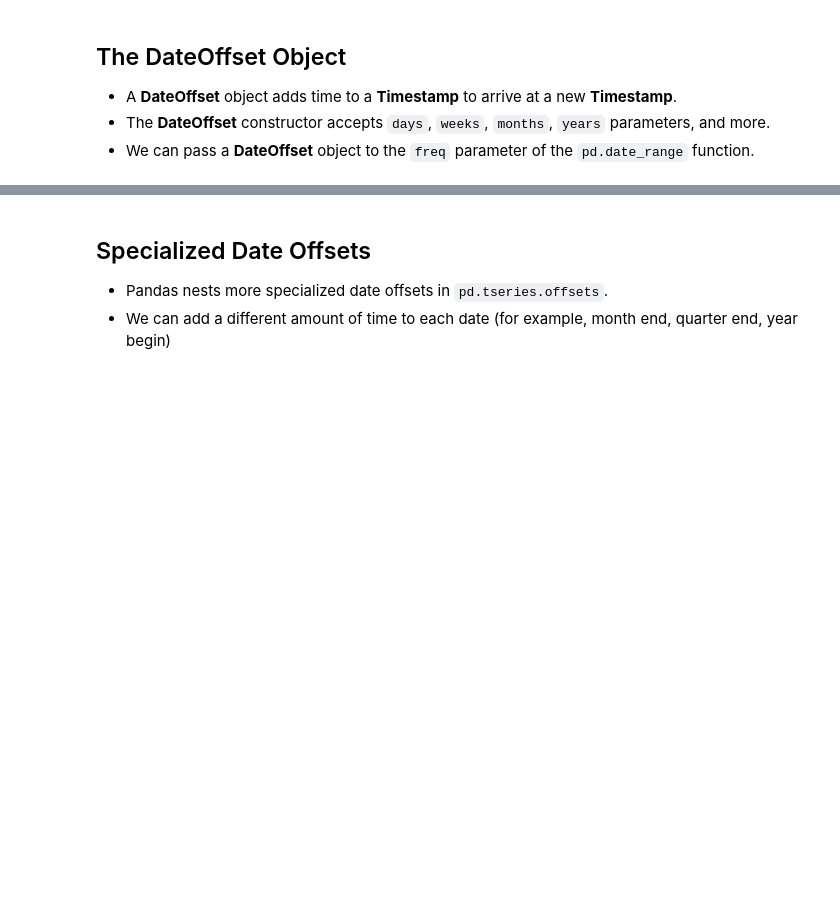
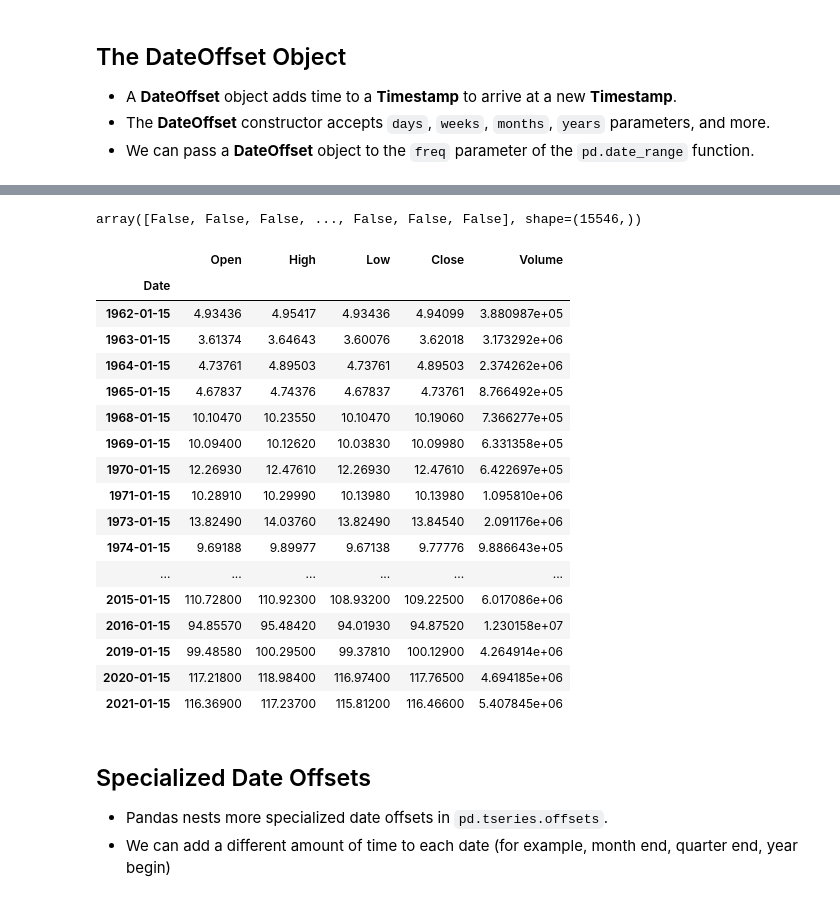
Before and after one commit to abhijeet-bhambere/pashkavers-pandas-trail, a Jupyter notebook: 11 - Working with Dates and Times.ipynb, the cells around one changed output, grey strips where cells are left out. Drawn from its saved outputs; the diff is of its cells as text; code cells hidden in the pictures; blank space fills up the shorter version.

Commit message:
DateTime objects - Day2

```diff
--- a/11 - Working with Dates and Times.ipynb
+++ b/11 - Working with Dates and Times.ipynb
@@ -167,3 +241,6 @@ DatetimeIndex(['2024-12-08', '2024-12-09', '2024-12-10', '2024-12-11',
 - The `iloc` accessor is available for index position-based extraction.
 - The `loc` accessor accepts strings or **Timestamps** to extract by index label/value. Note that Python's `datetime` objects will not work.
 - Use list slicing to extract a sequence of dates. The `truncate` method is another alternative.
+# %%
+stocks = pd.read_csv("ibm.csv",parse_dates=["Date"],index_col=["Date"]).sort_index()
+stocks.head(3)
@@ -174,0 +380,4 @@ DatetimeIndex(['2024-12-08', '2024-12-09', '2024-12-10', '2024-12-11',
+# %%
+# Assigning to a variable to be used as a condition
+jan = pd.date_range(start="1962-01-15",end="2023-09-15",freq=pd.DateOffset(years=1))
+jan
@@ -175,3 +402,30 @@ DatetimeIndex(['2024-12-08', '2024-12-09', '2024-12-10', '2024-12-11',
+# %%
+stocks.index.isin(jan)
+# %% [output]
+array([False, False, False, ..., False, False, False], shape=(15546,))
+# %%
+# This has pulled all records -- if available -- into the dataframe
+# Note that there are 'missing' years for e.g. for 1966 & 1967 where there might not be 15-th Jan date available
+stocks[stocks.index.isin(jan)]
+# %% [output]
+|  | Open | High | Low | Close | Volume |
+| Date |  |  |  |  |  |
+| 1962-01-15 | 4.93436 | 4.95417 | 4.93436 | 4.94099 | 3.880987e+05 |
+| 1963-01-15 | 3.61374 | 3.64643 | 3.60076 | 3.62018 | 3.173292e+06 |
+| 1964-01-15 | 4.73761 | 4.89503 | 4.73761 | 4.89503 | 2.374262e+06 |
+| 1965-01-15 | 4.67837 | 4.74376 | 4.67837 | 4.73761 | 8.766492e+05 |
+| 1968-01-15 | 10.10470 | 10.23550 | 10.10470 | 10.19060 | 7.366277e+05 |
+| 1969-01-15 | 10.09400 | 10.12620 | 10.03830 | 10.09980 | 6.331358e+05 |
+| 1970-01-15 | 12.26930 | 12.47610 | 12.26930 | 12.47610 | 6.422697e+05 |
+| 1971-01-15 | 10.28910 | 10.29990 | 10.13980 | 10.13980 | 1.095810e+06 |
+| 1973-01-15 | 13.82490 | 14.03760 | 13.82490 | 13.84540 | 2.091176e+06 |
+| 1974-01-15 | 9.69188 | 9.89977 | 9.67138 | 9.77776 | 9.886643e+05 |
+| ... | ... | ... | ... | ... | ... |
+| 2015-01-15 | 110.72800 | 110.92300 | 108.93200 | 109.22500 | 6.017086e+06 |
+| 2016-01-15 | 94.85570 | 95.48420 | 94.01930 | 94.87520 | 1.230158e+07 |
+| 2019-01-15 | 99.48580 | 100.29500 | 99.37810 | 100.12900 | 4.264914e+06 |
+| 2020-01-15 | 117.21800 | 118.98400 | 116.97400 | 117.76500 | 4.694185e+06 |
+| 2021-01-15 | 116.36900 | 117.23700 | 115.81200 | 116.46600 | 5.407845e+06 |
 # %% [markdown]
 ## Specialized Date Offsets
 - Pandas nests more specialized date offsets in `pd.tseries.offsets`.
```
Also changed, not shown: parts of 19 cells of this notebook.
